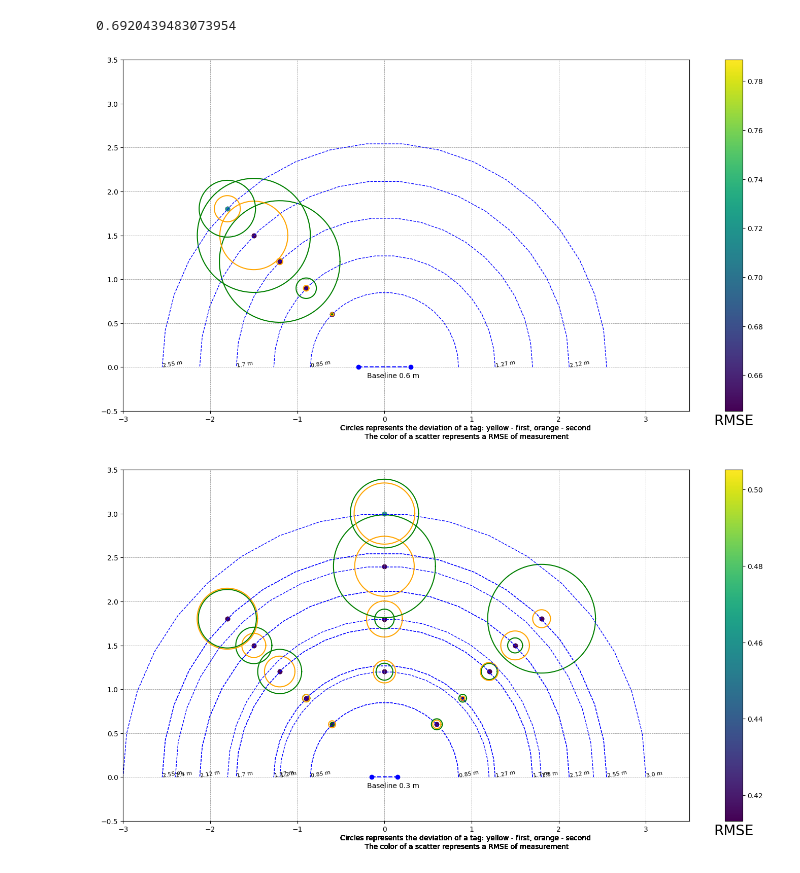
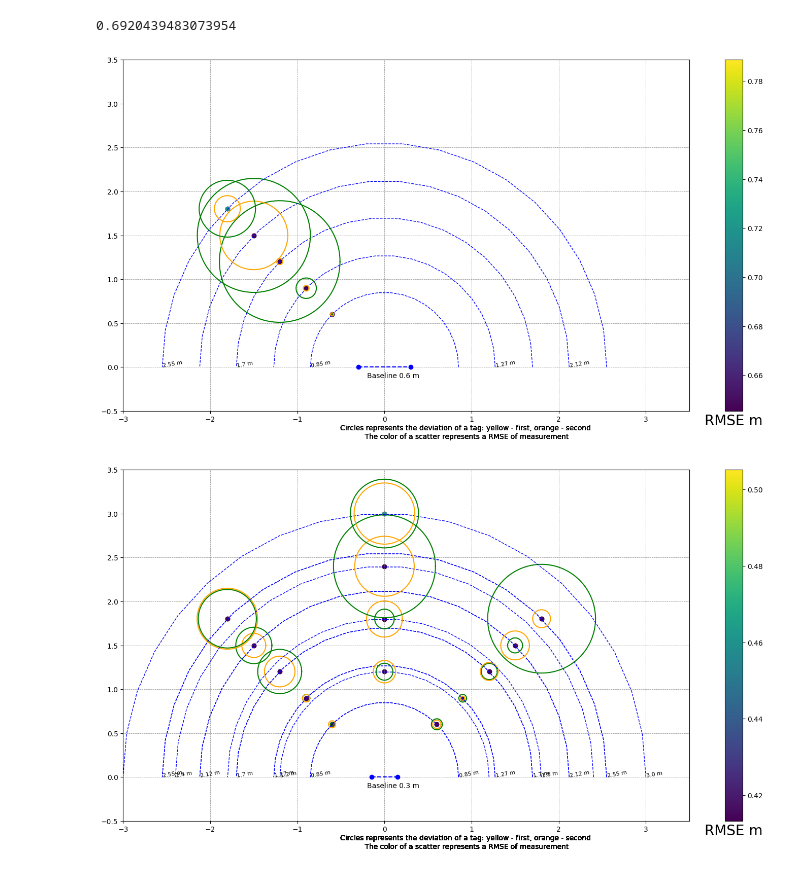
Before and after one commit to mTerentev/UWB_beacon, a Jupyter notebook: UWB_change_of_precision.ipynb, the cells around one changed output. Saved outputs shown, nothing was run; the diff lists cells and outputs as text; code cells hidden in the pictures.

```diff
--- a/UWB_change_of_precision.ipynb
+++ b/UWB_change_of_precision.ipynb
@@ -231,33 +231,33 @@ for dist, value in dictionary.items():
             colors = ["green", "orange"]
             for tag, tags_info in value2.items():
                 tag_n = int(tag.split(' ')[1])
                 dr = tags_info["STD"]
                 rmse = tags_info["RMSE"]
                 est = tags_info["Estimated_val"]
                 angles = np.linspace(0 * np.pi, 2 * np.pi, 100)
 
                 # tag_pos = (anchor_pose_x + anchor_pose_x*0.05*(-1)**(tag_n%2), anchor_pose_y)
 
                 # Show std of a tag
                 xs = anchor_pose_x + dr * np.cos(angles)
                 ys = anchor_pose_y + dr * np.sin(angles)
                 plt.plot(xs, ys, color=colors[tag_n])
                 plt.scatter(anchor_pose_x, anchor_pose_y, c=rmse/max_err, cmap='viridis')
 
                 # Show the results for each tag
                 # est_x = est * np.cos(angle)
                 # est_y = est * np.sin(angle)
                 # plt.scatter(est_x, est_y, c=colors[tag_n])
                 # plt.gca().annotate(f'tag_{tag_n+1}', xy=(est_x, est_y), xycoords='data', fontsize=8, rotation=10)
 
         txt = "Circles represents the deviation of a tag: yellow - first, orange - second\n The color of a scatter represents a RMSE of measurement"
         fig.text(.5, .05, txt, ha='center')
     cbar = plt.colorbar()
-    cbar.ax.set_xlabel('RMSE', fontsize=20)
+    cbar.ax.set_xlabel('RMSE m', fontsize=20)
 
     plt.xlim(-3, 3.5)
     plt.ylim(-0.5, 3.5)
     plt.show()
 # %% [output]
-[figure, old version]
+[figure, new version]
-[figure, old version]
+[figure, new version]
```
